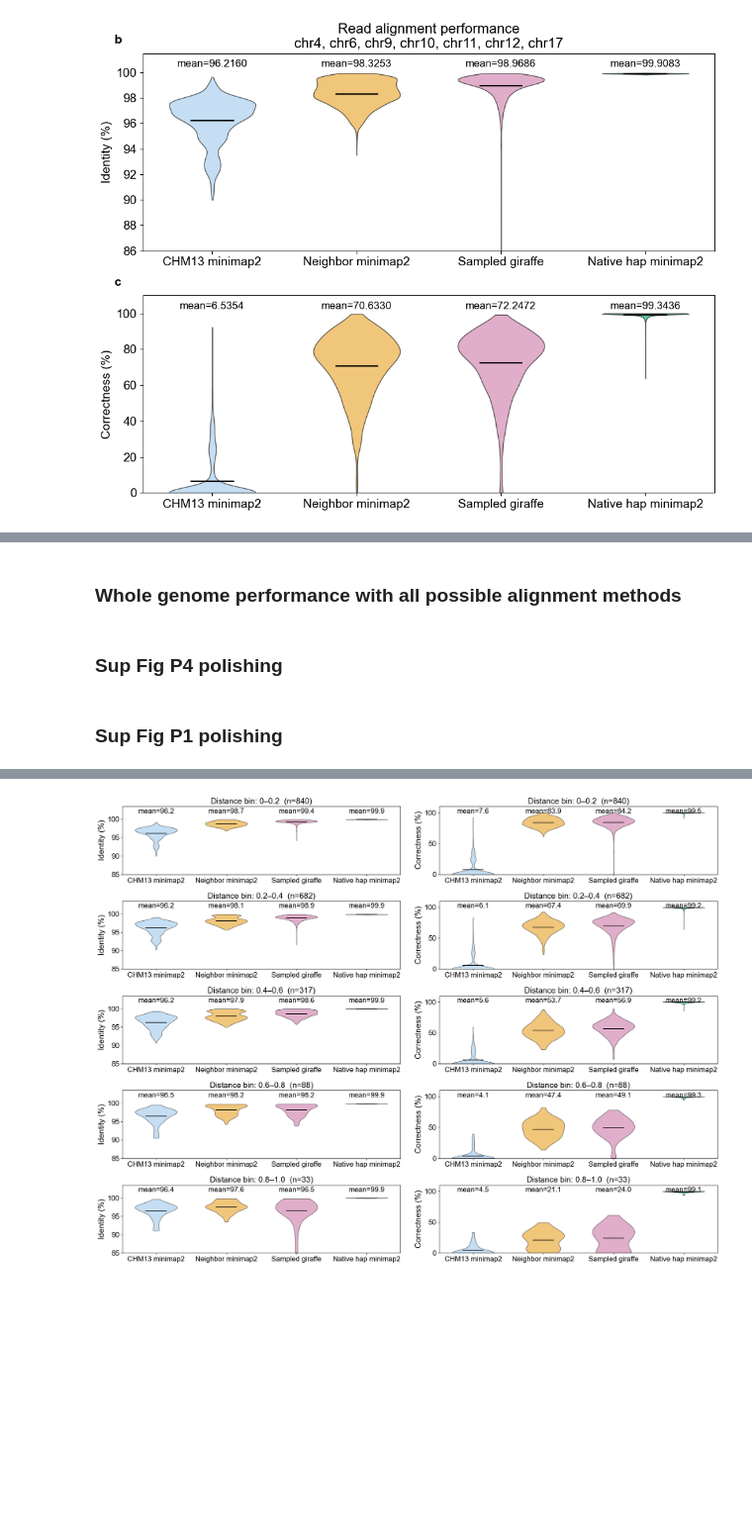
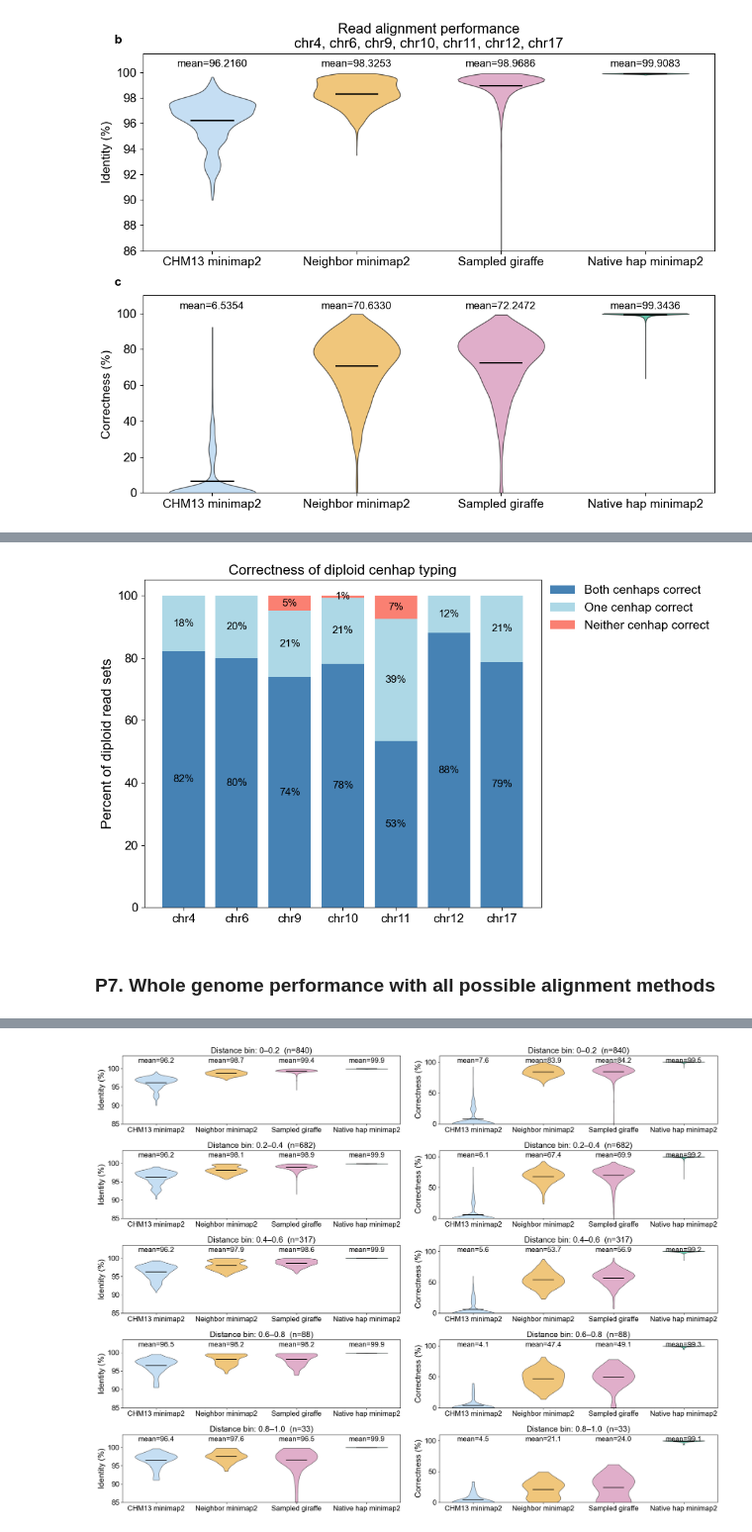
Before and after one commit to miramastoras/centrolign_analysis, a Jupyter notebook: analysis_notes/release2_QC_v2/notebooks/Fig5_pangenome_figures.ipynb, the cells around one changed output, grey strips where cells are left out. Shown at 99% size. Drawn from its saved outputs; the diff is of its cells as text; code cells hidden in the pictures; blank space fills up the shorter version.

```diff
--- a/analysis_notes/release2_QC_v2/notebooks/Fig5_pangenome_figures.ipynb
+++ b/analysis_notes/release2_QC_v2/notebooks/Fig5_pangenome_figures.ipynb
@@ -198,7 +322,77 @@ plt.show()
+# %%
+import pandas as pd
+import matplotlib.pyplot as plt
+from matplotlib.patches import Patch
+
+plt.rcParams['font.family'] = 'Arial'
+
+from collections import Counter
+
+def normalize_cenhaps(val):
+    return ','.join([f'cenhap{x.strip()}' for x in str(val).split(',')])
+
+dip_df['Truth cenhaps norm'] = dip_df['Truth cenhaps'].apply(normalize_cenhaps)
+dip_df['Guessed cenhaps norm'] = dip_df['Guessed cenhaps'].apply(normalize_cenhaps)
+
+def score_guess(row):
+    truth = Counter(row['Truth cenhaps norm'].split(','))
+    guessed = Counter(row['Guessed cenhaps norm'].split(','))
+    correct = sum((truth & guessed).values())
+    if correct == 2:
+        return 'Both correct'
+    elif correct == 1:
+        return 'One correct'
+    else:
+        return 'None correct'
+
+dip_df['category'] = dip_df.apply(score_guess, axis=1)
+
+counts = dip_df.groupby(['Chromosome', 'category']).size().unstack(fill_value=0)
+for col in ['Both correct', 'One correct', 'None correct']:
+    if col not in counts.columns:
+        counts[col] = 0
+counts = counts[['Both correct', 'One correct', 'None correct']]
+
+chrom_order = sorted(counts.index, key=lambda x: (
+    int(x.replace('chr','')) if x.replace('chr','').isdigit() else float('inf'), x
+))
+counts = counts.loc[chrom_order]
+
+pct = counts.div(counts.sum(axis=1), axis=0) * 100
+
+fig, ax = plt.subplots(figsize=(10, 6))
+
+colors = ['steelblue', 'lightblue', 'salmon']
+bottoms = pd.Series([0.0] * len(pct), index=pct.index)
+for col, color in zip(['Both correct', 'One correct', 'None correct'], colors):
+    ax.bar(range(len(pct)), pct[col], bottom=bottoms, color=color, label=col)
+    # Add percentage labels inside each stack
+    for i, (val, bot) in enumerate(zip(pct[col], bottoms)):
+        if val > 0:
+            ax.text(i, bot + val / 2, f'{val:.0f}%',
+                    ha='center', va='center', fontsize=12, color='black')
+    bottoms += pct[col]
+
+ax.set_xticks(range(len(pct)))
+ax.set_xticklabels(pct.index, rotation=0, ha='center', fontsize=18)
+ax.set_ylabel('Percent of diploid read sets', fontsize=16)
+ax.set_xlabel('')
+ax.set_ylim(0, 105)
+ax.set_title("Correctness of diploid cenhap typing",fontsize=16)
+ax.tick_params(labelsize=14)
+
+legend_elements = [Patch(facecolor='steelblue', label='Both cenhaps correct'),
+                   Patch(facecolor='lightblue', label='One cenhap correct'),
+                   Patch(facecolor='salmon', label='Neither cenhap correct')]
+ax.legend(handles=legend_elements, fontsize=14, frameon=False,
+          loc='upper left', bbox_to_anchor=(1.01, 1), borderaxespad=0)
+
+plt.tight_layout()
+plt.savefig('/private/groups/patenlab/mira/Sup_Sec5_P3.png', dpi=600)
+plt.savefig('/private/groups/patenlab/mira/Sup_Sec5_P3.svg')
+plt.show()
+# %% [output]
+[figure, added]
 # %% [markdown]
-### Whole genome performance with all possible alignment methods
+### P7. Whole genome performance with all possible alignment methods
-# %% [markdown]
-### Sup Fig P4 polishing
-# %% [markdown]
-### Sup Fig P1 polishing
 # %% [markdown]
```
Also changed, not shown: parts of 14 cells of this notebook, 2 other files.
